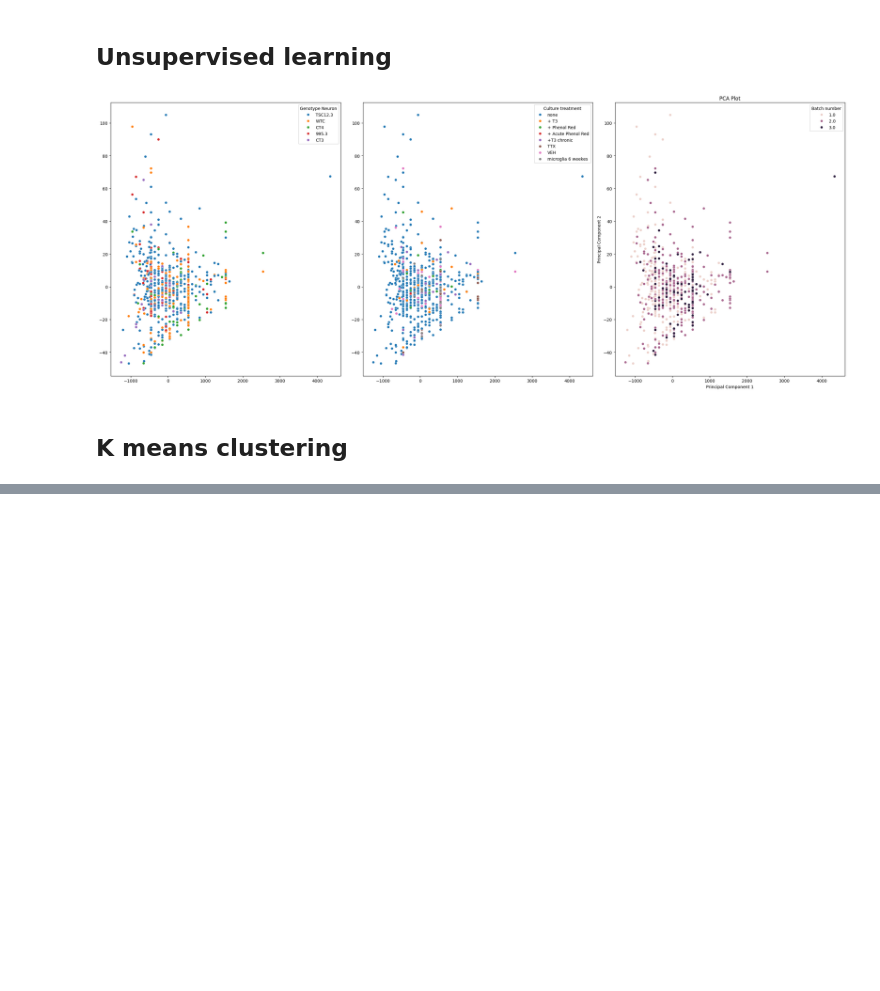
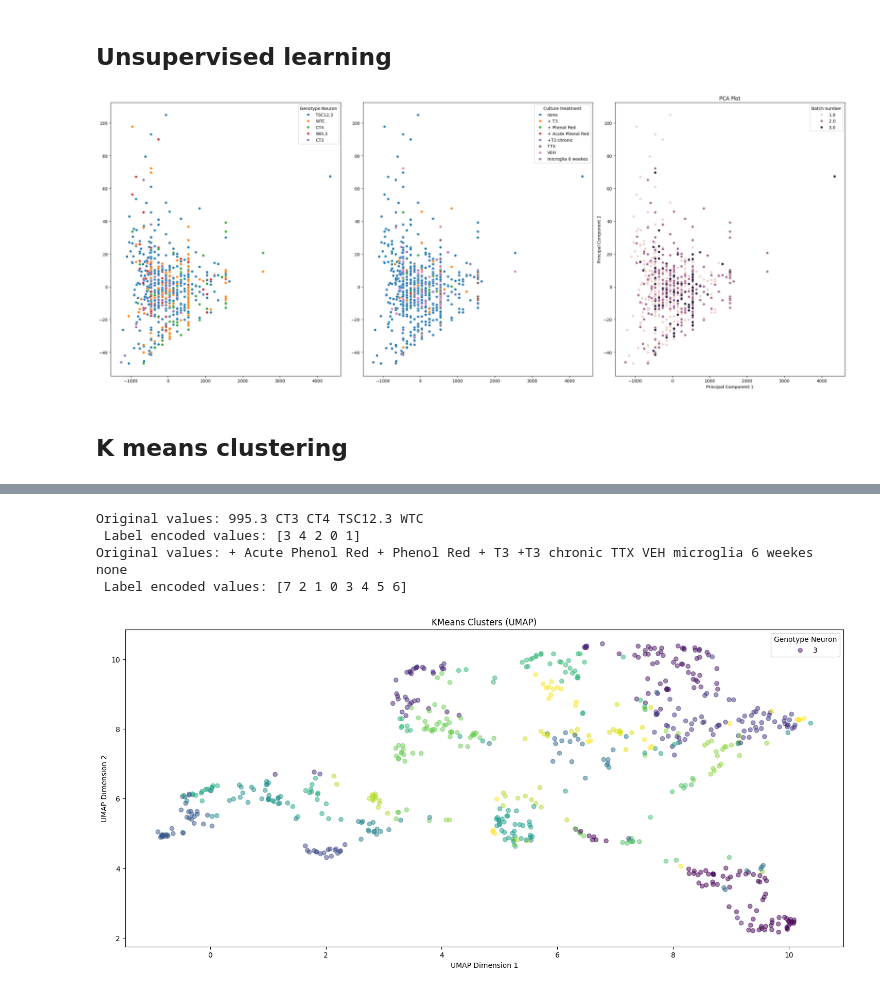
Before and after one commit to wesleysSon/Bpsysio-Ephys, a Jupyter notebook: Ephys workflow WEsley.ipynb, the cells around one changed output, grey strips where cells are left out. Saved outputs shown, nothing was run; the diff lists cells and outputs as text; code cells hidden in the pictures; blank space fills up the shorter version.

```diff
--- a/Ephys workflow WEsley.ipynb
+++ b/Ephys workflow WEsley.ipynb
@@ -176,3 +177,11 @@ Plotting Capacitance...
 Plotting Input Resistance...
 [figure]
 ... (8 outputs left out)
+# %%
+data_extracted_features_ranges = data_extracted_features.copy()
+mask = data_extracted_features_ranges['EPSC freq'].notna() & data_extracted_features_ranges['EPSC freq'].str.contains(">")
+data_extracted_features_ranges = data_extracted_features_ranges.loc[mask, 'EPSC freq']
+
+for item in data_extracted_features_ranges:
+    item = item.strip(">").replace("<", '')
+    print(item)
@@ -446,0 +499,72 @@ Name: Cluster, dtype: int64
+# %%
+from sklearn.preprocessing import LabelEncoder
+from sklearn.cluster import KMeans
+from sklearn.preprocessing import StandardScaler
+import umap.umap_ as umap
+
+data_extracted_features_imputed_kmeans_labeled = data_extracted_features_imputed.copy()
+
+# data_extracted_features_imputed_kmeans_labeled_features = data_extracted_features_imputed_kmeans_labeled.drop(columns=['Div calculated'])
+# div_column = data_extracted_features_imputed_kmeans_labeled['Div calculated']
+
+label_encoder = LabelEncoder()
+data_extracted_features_imputed_kmeans_labeled['Genotype Neuron'] = label_encoder.fit_transform(data_extracted_features_imputed_kmeans_labeled['Genotype Neuron'].astype(str))
+genotype_dict = dict(zip(label_encoder.classes_, label_encoder.transform(label_encoder.classes_)))
+print(f"Original values: {' '.join(label_encoder.classes_)}\n Label encoded values: {data_extracted_features_imputed_kmeans_labeled['Genotype Neuron'].unique()}")
+data_extracted_features_imputed_kmeans_labeled['Culture treatment'] = label_encoder.fit_transform(data_extracted_features_imputed_kmeans_labeled['Culture treatment'])
+culture_dict = dict(zip(label_encoder.classes_, label_encoder.transform(label_encoder.classes_)))
+print(f"Original values: {' '.join(label_encoder.classes_)}\n Label encoded values: {data_extracted_features_imputed_kmeans_labeled['Culture treatment'].unique()}")
+
+# data_extracted_features_imputed_kmeans_labeled_features_numeric = data_extracted_features_imputed_kmeans_labeled.select_dtypes(include=['float64', 'int64'])
+
+# print(data_extracted_features_imputed_kmeans_labeled_features_numeric)
+# print(genotype_dict)
+# print(culture_dict)
+
+#print(data_extracted_features_imputed_kmeans_labeled)
+
+scaler = StandardScaler()
+scaled_features = scaler.fit_transform(data_extracted_features_imputed_kmeans_labeled)
+
+kmeans = KMeans(n_clusters=19, random_state=50)
+kmeans.fit(scaled_features)
+
+clusters = kmeans.predict(scaled_features)
+
+# data_extracted_features_imputed_kmeans_labeled['cluster'] = clusters
+
+umap_model = umap.UMAP(n_components=2, random_state=0)
+umap_components = umap_model.fit_transform(scaled_features)
+
+umap_df = pd.DataFrame(data=umap_components, columns=['UMAP1', 'UMAP2'])
+
+umap_df['Cluster'] = kmeans.labels_
+
+plt.figure(figsize=(18, 8))
+plt.scatter(umap_df['UMAP1'], umap_df['UMAP2'], c=umap_df['Cluster'], cmap='viridis', alpha=0.5)
+plt.legend(data_extracted_features_imputed_kmeans_labeled["Genotype Neuron"], title="Genotype Neuron")
+
+# plt.gca().add_artist(legend1)
+
+plt.title('KMeans Clusters (UMAP)')
+plt.xlabel('UMAP Dimension 1')
+plt.ylabel('UMAP Dimension 2')
+# plt.legend(title='Batch number', loc='best', labels=data_extracted_features_imputed_kmeans_labeled['Batch number'])
+plt.show()
+
+# print(data_extracted_features_imputed_kmeans_labeled[['Div calculated', 'cluster']].groupby('cluster').mean())
+
+# plt.figure(figsize=(20, 6))
+# # sns.boxplot(data=data_extracted_features_imputed_kmeans_labeled, x=data_extracted_features_imputed_kmeans_labeled['Div calculated'], y=data_extracted_features_imputed_kmeans_labeled['Capacitance'])
+# sns.scatterplot(data=data_extracted_features_imputed_kmeans_labeled["cluster"])
+# plt.xlabel('Feature 1')
+# plt.ylabel('Feature 2')
+# plt.title('K-Means Clustering')
+# plt.legend(labels=['Cluster 0', 'Cluster 1'], loc='upper right', title='Cluster')
+# plt.show()
+# %% [output]
+Original values: 995.3 CT3 CT4 TSC12.3 WTC
+ Label encoded values: [3 4 2 0 1]
+Original values: + Acute Phenol Red + Phenol Red + T3 +T3 chronic TTX VEH microglia 6 weekes none
+ Label encoded values: [7 2 1 0 3 4 5 6]
+[figure, added]
```
Also changed, not shown: parts of 9 cells of this notebook, 32 other files.
